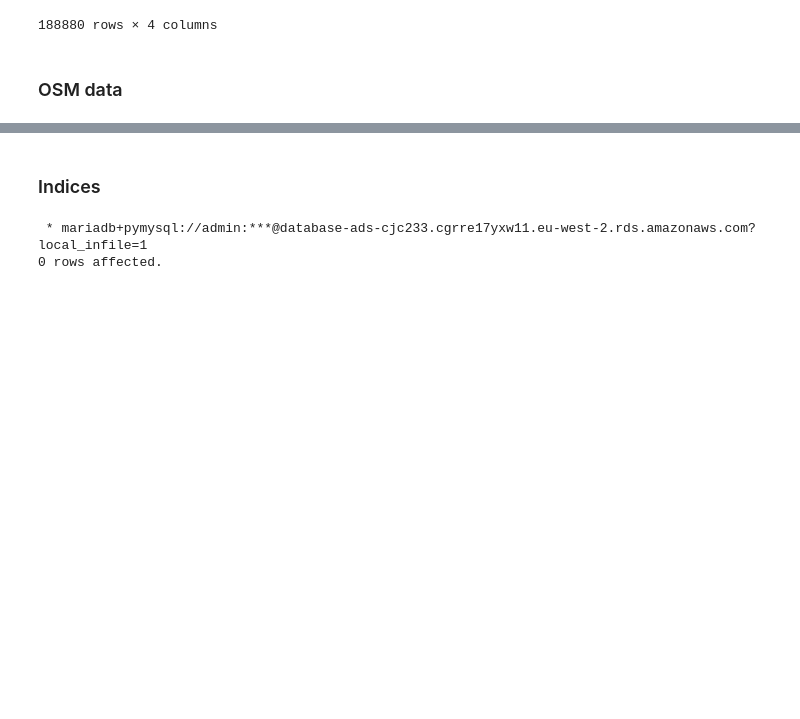
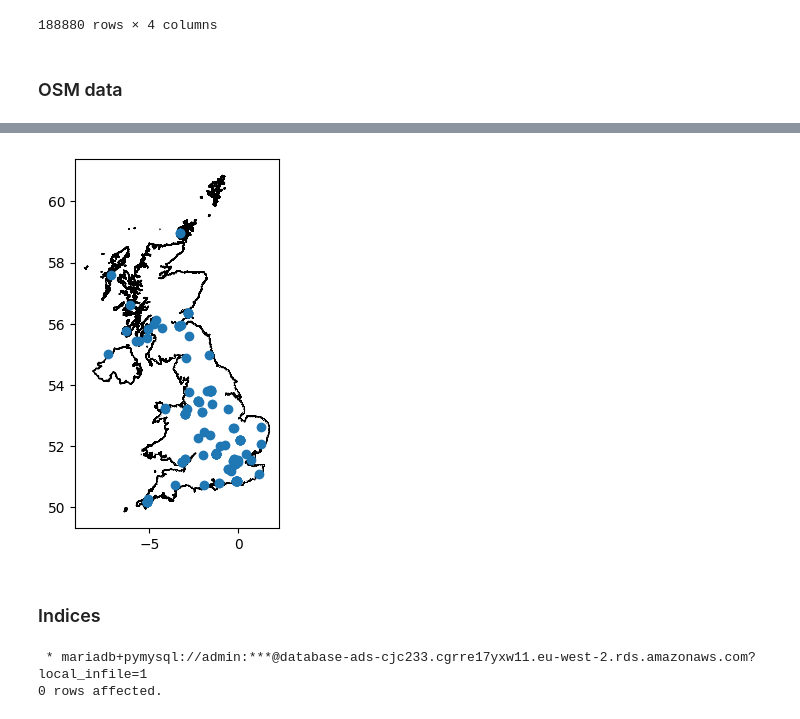
Before and after one commit to ClaireCooper/cjc233_ads_2024, a Jupyter notebook: notebooks/ads_course_assessment.ipynb, the cells around one changed output, grey strips where cells are left out. Cells and saved outputs as stored; diff of their text form; code cells hidden in the pictures; blank space fills up the shorter version.

```diff
--- a/notebooks/ads_course_assessment.ipynb
+++ b/notebooks/ads_course_assessment.ipynb
@@ -493,0 +540,2 @@ fynesse.access.download_country_osm_data('United Kingdom')
+# %%
+conn = fynesse.access.create_connection(username, password, url, 'ads_2024', int(port))
@@ -493,0 +546,3 @@ fynesse.access.download_country_osm_data('United Kingdom')
+# %%
+df_osm = fynesse.access.select_all_from_table(conn, 'osm_data')
+df_osm
@@ -494,3 +563,16 @@ fynesse.access.download_country_osm_data('United Kingdom')
+# %%
+fynesse.access.download_country_border('GBR')
+uk = gpd.read_file('./GBR.gpkg', engine='pyogrio', use_arrow=True, layer='ADM_ADM_0')
+# %%
+gdf = fynesse.assess.gdf_from_df_with_lat_lon(df_osm, 'latitude', 'longitude').set_crs("EPSG:4326")
+# %%
+fig, ax = plt.subplots()
+gdf.to_crs(uk.crs)
+fynesse.assess.plot_country_border(ax, uk)
+gdf.plot(ax=ax)
+plt.show()
+# %% [output]
+[figure, added]
 # %% [markdown]
 ### Indices
 # %%
```
Also changed, not shown: parts of 12 cells of this notebook.
